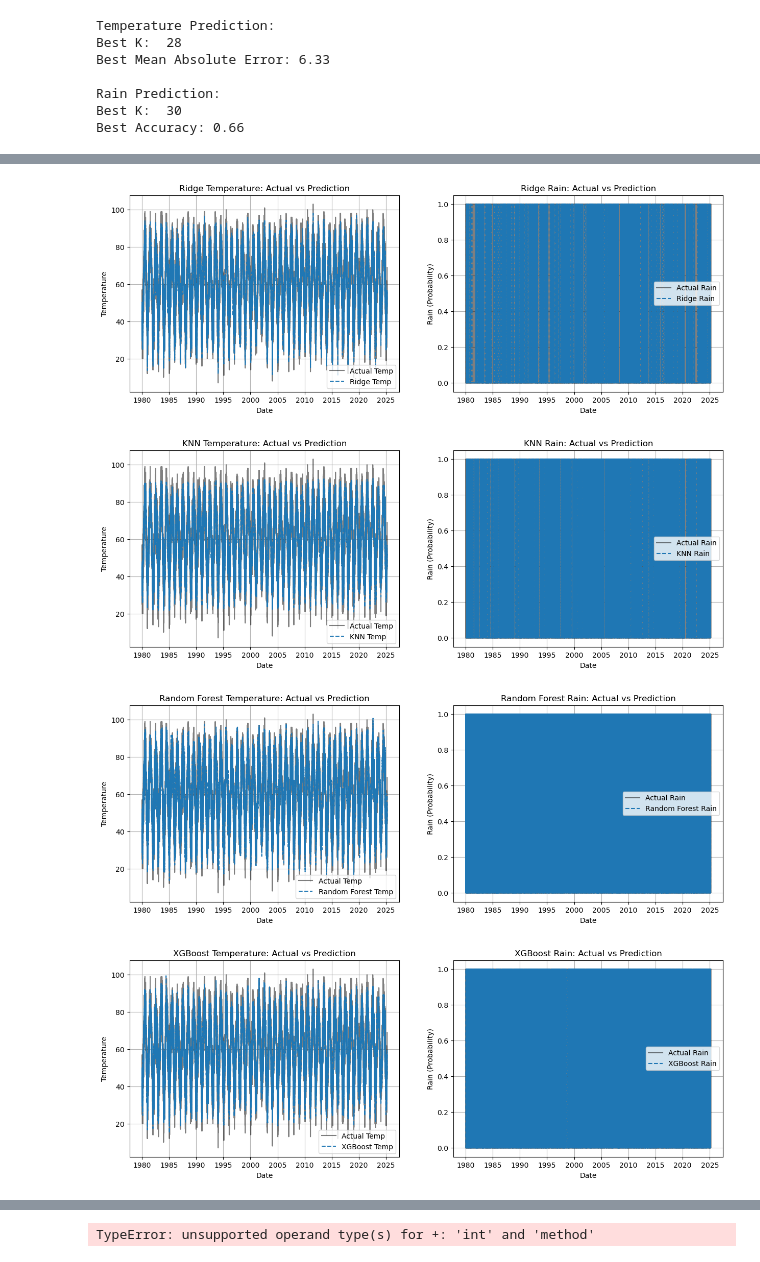
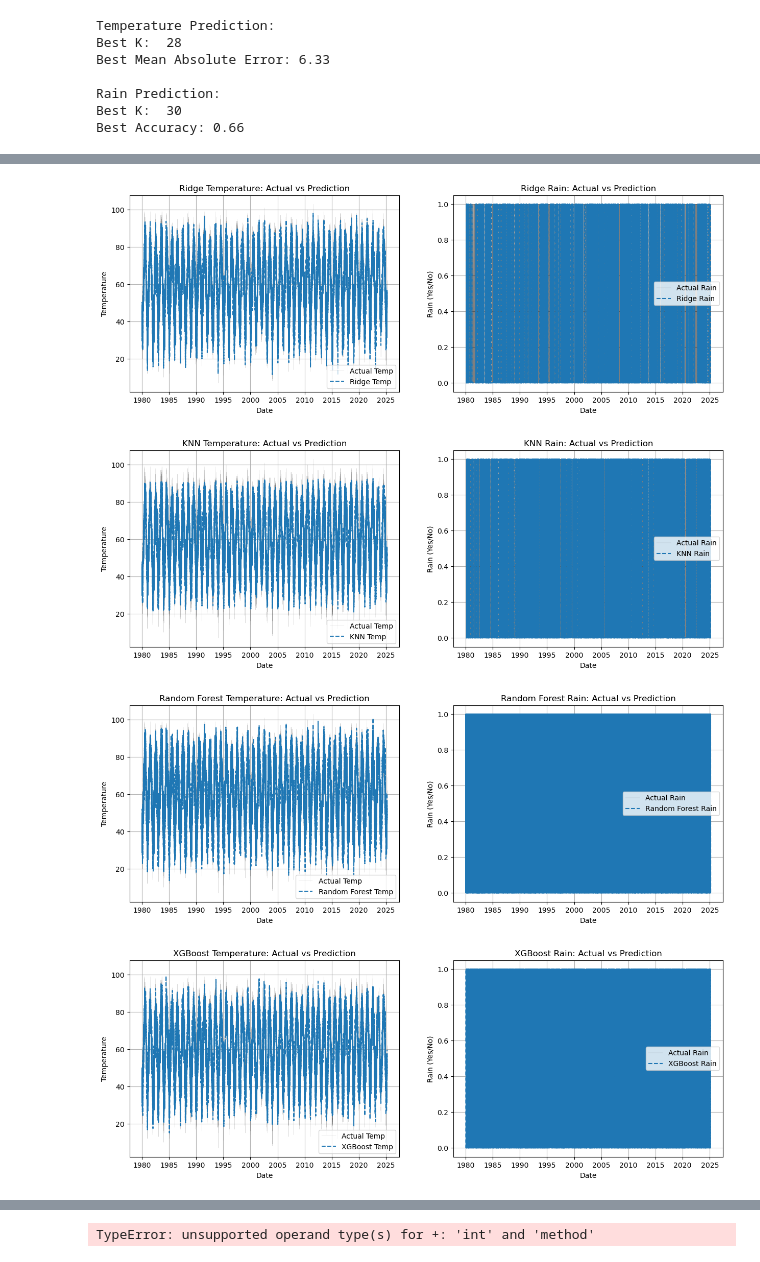
Before and after one commit to jebrinton/cs506finalproject, a Jupyter notebook: bhim_and_wen_combined.ipynb, the cells around one changed output, grey strips where cells are left out. Drawn from its saved outputs; the diff is of its cells as text; code cells hidden in the pictures.

```diff
--- a/bhim_and_wen_combined.ipynb
+++ b/bhim_and_wen_combined.ipynb
@@ -115,7 +109,7 @@ MAE if predicting tomorrow's max with today's max:  0.0016367423866679894
 from sklearn.base import clone
 
 # In this example the model starts predicting after it 10 years, (training on 10 years and predicting the next years till 2025 in 30 day intervals to account for seasons and such)
-def backtest(weather, model_temp, model_rain, predictors, start=3650, step=30):
+def backtest(weather, model_temp, model_rain, predictors, start=3650, step=180):
     all_predictions_temp = []
     all_predictions_rain = []
 
@@ -379,38 +302,38 @@ plt.show()
 # %%
 import matplotlib.pyplot as plt
 
 def plot_predictions(predictions_temp, predictions_rain, model_name):
     # Temperature Predictions
     plt.figure(figsize=(15, 5))
     plt.subplot(1, 2, 1)  # 1 row, 2 columns, 1st subplot
-    plt.plot(predictions_temp.index, predictions_temp["actual_temp"], label="Actual Temp", color="black", alpha=0.5)
+    plt.plot(predictions_temp.index, predictions_temp["actual_temp"], label="Actual Temp", color="black", linewidth=0.1, alpha=0.5)
     plt.plot(predictions_temp.index, predictions_temp["predicted_temp"], label=f"{model_name} Temp", linestyle="--")
     plt.title(f"{model_name} Temperature: Actual vs Prediction")
     plt.xlabel("Date")
     plt.ylabel("Temperature")
     plt.legend()
     plt.grid(True)
 
     # Rain Predictions
     plt.subplot(1, 2, 2)  # 1 row, 2 columns, 2nd subplot
-    plt.plot(predictions_rain.index, predictions_rain["actual_rain"], label="Actual Rain", color="black", alpha=0.5)
+    plt.plot(predictions_rain.index, predictions_rain["actual_rain"], label="Actual Rain", color="black", linewidth=0.1, alpha=0.5)
     plt.plot(predictions_rain.index, predictions_rain["predicted_rain"], label=f"{model_name} Rain", linestyle="--")
     plt.title(f"{model_name} Rain: Actual vs Prediction")
     plt.xlabel("Date")
-    plt.ylabel("Rain (Probability)")
+    plt.ylabel("Rain (Yes/No)")
     plt.legend()
     plt.grid(True)
 
     plt.show()
 
-# Example usage
+# Plot for each method
 plot_predictions(temp_ridge, rain_logistic, "Ridge")
 plot_predictions(temp_knn, rain_knn, "KNN")
 plot_predictions(temp_rf, rain_rf, "Random Forest")
 plot_predictions(temp_xgb, rain_xgb, "XGBoost")
 plot_predictions(temp_gbr, rain_gbr, "Gradient Boosting")
 # %% [output]
-[figure, old version]
+[figure, new version]
-[figure, old version]
+[figure, new version]
-[figure, old version]
+[figure, new version]
-[figure, old version]
+[figure, new version]
```
Also changed, not shown: parts of 14 cells of this notebook.
